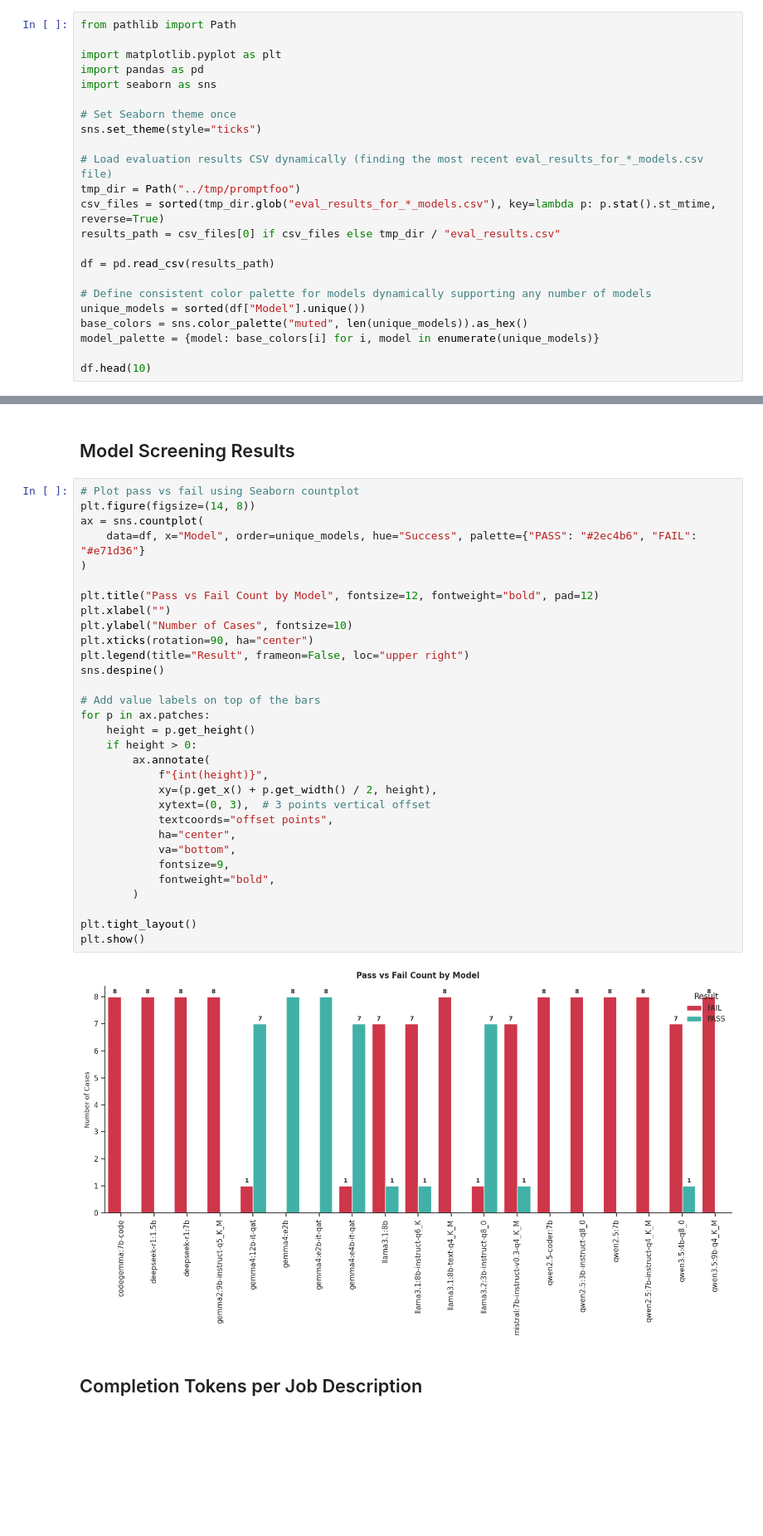
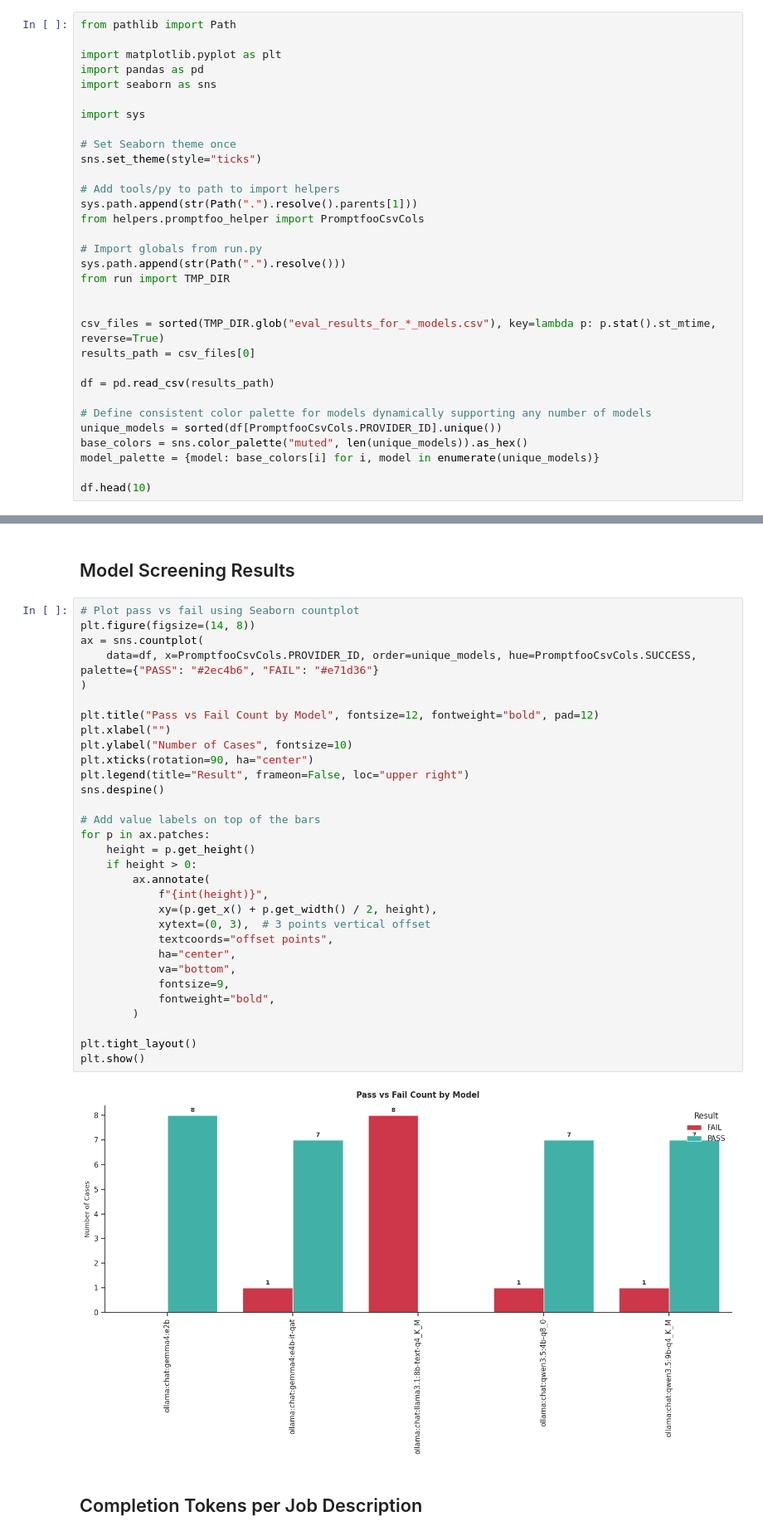
Before and after one commit to kirillstrelkov/job-hunt, a Jupyter notebook: tools/py/job_finder/promptfoo/models_analys.ipynb, the cells around one changed output, grey strips where cells are left out. Shown at 83% size. Drawn from its saved outputs; the diff is of its cells as text; blank space fills up the shorter version.

Commit message:
feat: update model list, fix tools/py/job_finder/promptfoo/models_analys.ipynb

```diff
--- a/tools/py/job_finder/promptfoo/models_analys.ipynb
+++ b/tools/py/job_finder/promptfoo/models_analys.ipynb
@@ -8,18 +8,27 @@ import matplotlib.pyplot as plt
 import pandas as pd
 import seaborn as sns
 
+import sys
+
 # Set Seaborn theme once
 sns.set_theme(style="ticks")
 
-# Load evaluation results CSV dynamically (finding the most recent eval_results_for_*_models.csv file)
-tmp_dir = Path("../tmp/promptfoo")
-csv_files = sorted(tmp_dir.glob("eval_results_for_*_models.csv"), key=lambda p: p.stat().st_mtime, reverse=True)
-results_path = csv_files[0] if csv_files else tmp_dir / "eval_results.csv"
+# Add tools/py to path to import helpers
+sys.path.append(str(Path(".").resolve().parents[1]))
+from helpers.promptfoo_helper import PromptfooCsvCols
+
+# Import globals from run.py
+sys.path.append(str(Path(".").resolve()))
+from run import TMP_DIR
+
+
+csv_files = sorted(TMP_DIR.glob("eval_results_for_*_models.csv"), key=lambda p: p.stat().st_mtime, reverse=True)
+results_path = csv_files[0]
 
 df = pd.read_csv(results_path)
 
 # Define consistent color palette for models dynamically supporting any number of models
-unique_models = sorted(df["Model"].unique())
+unique_models = sorted(df[PromptfooCsvCols.PROVIDER_ID].unique())
 base_colors = sns.color_palette("muted", len(unique_models)).as_hex()
 model_palette = {model: base_colors[i] for i, model in enumerate(unique_models)}
 
@@ -75,35 +73,35 @@ display(summary)
 # Plot pass vs fail using Seaborn countplot
 plt.figure(figsize=(14, 8))
 ax = sns.countplot(
-    data=df, x="Model", order=unique_models, hue="Success", palette={"PASS": "#2ec4b6", "FAIL": "#e71d36"}
+    data=df, x=PromptfooCsvCols.PROVIDER_ID, order=unique_models, hue=PromptfooCsvCols.SUCCESS, palette={"PASS": "#2ec4b6", "FAIL": "#e71d36"}
 )
 
 plt.title("Pass vs Fail Count by Model", fontsize=12, fontweight="bold", pad=12)
 plt.xlabel("")
 plt.ylabel("Number of Cases", fontsize=10)
 plt.xticks(rotation=90, ha="center")
 plt.legend(title="Result", frameon=False, loc="upper right")
 sns.despine()
 
 # Add value labels on top of the bars
 for p in ax.patches:
     height = p.get_height()
     if height > 0:
         ax.annotate(
             f"{int(height)}",
             xy=(p.get_x() + p.get_width() / 2, height),
             xytext=(0, 3),  # 3 points vertical offset
             textcoords="offset points",
             ha="center",
             va="bottom",
             fontsize=9,
             fontweight="bold",
         )
 
 plt.tight_layout()
 plt.show()
 # %% [output]
-[figure, old version]
+[figure, new version]
 # %% [markdown]
 ## Completion Tokens per Job Description
 # %%
```
Also changed, not shown: parts of 7 cells of this notebook, 5 other files.
